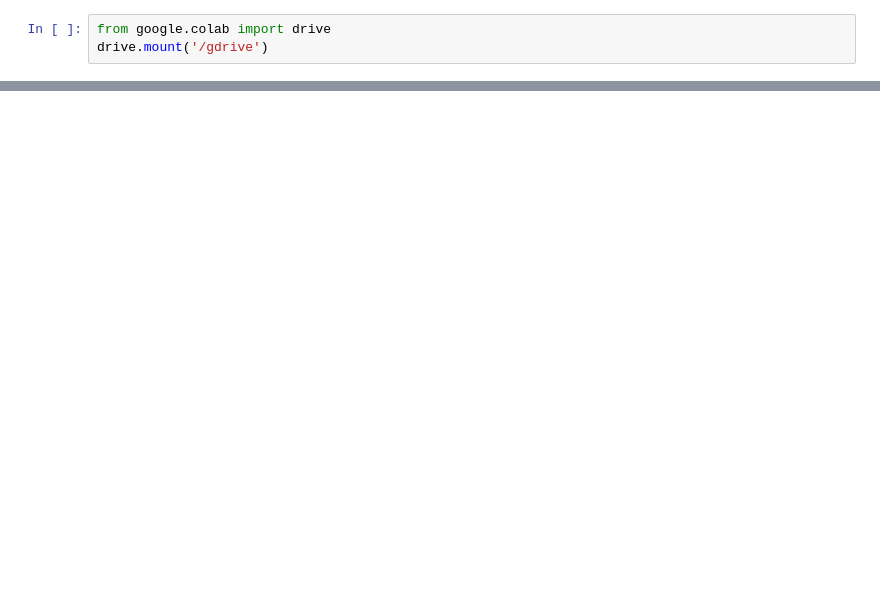
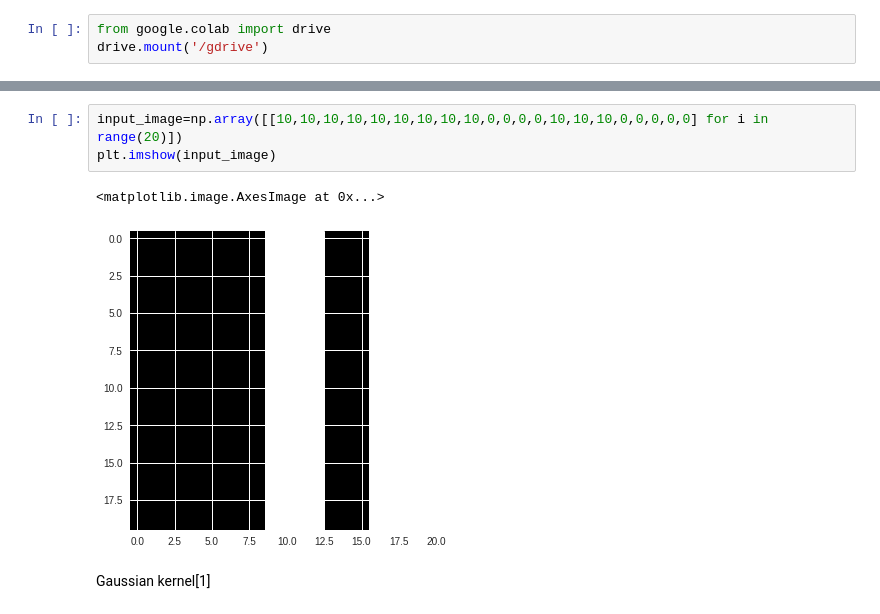
Before and after one commit to MicroprocessorX069/Keypoint-detection-of-Image, a Jupyter notebook: Keypoint_detection_.ipynb, the cells around one changed output, grey strips where cells are left out. Drawn from its saved outputs; the diff is of its cells as text; blank space fills up the shorter version.

```diff
--- a/Keypoint_detection_.ipynb
+++ b/Keypoint_detection_.ipynb
@@ -48,0 +114,8 @@ plt.imshow(padded_input)
+# %%
+input_image=np.array([[10,10,10,10,10,10,10,10,10,0,0,0,0,10,10,10,0,0,0,0,0] for i in range(20)])
+plt.imshow(input_image)
+# %% [output]
+<matplotlib.image.AxesImage at 0x...>
+[figure, added]
+# %% [markdown]
+Gaussian kernel[1]
```
Also changed, not shown: parts of 15 cells of this notebook.
